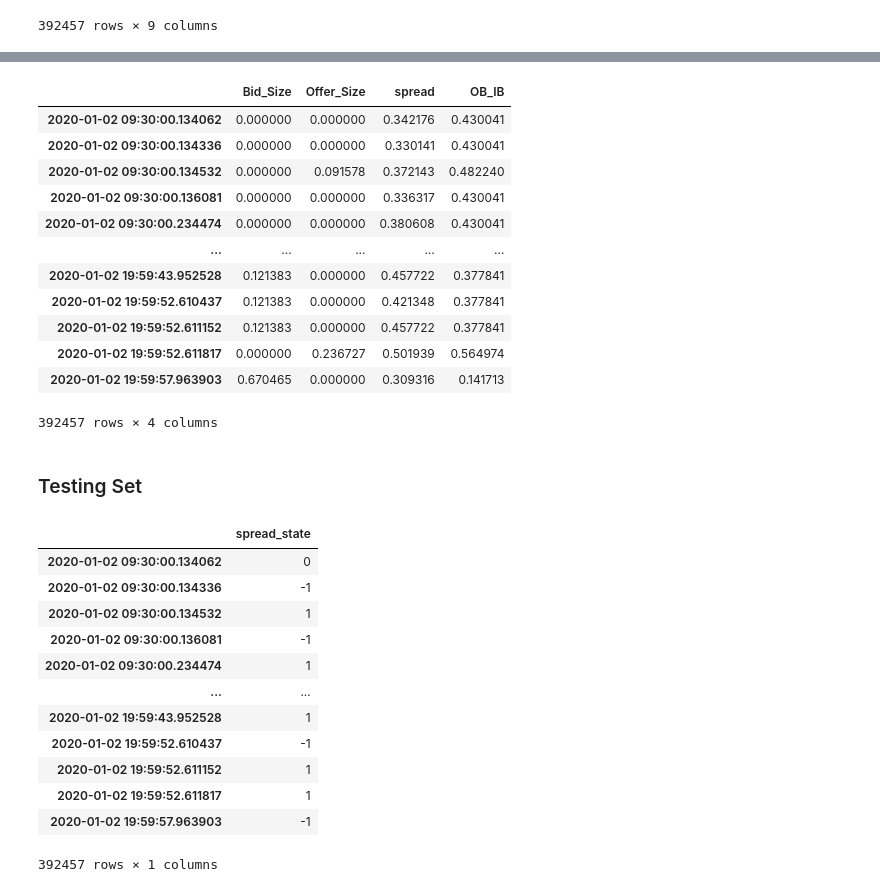
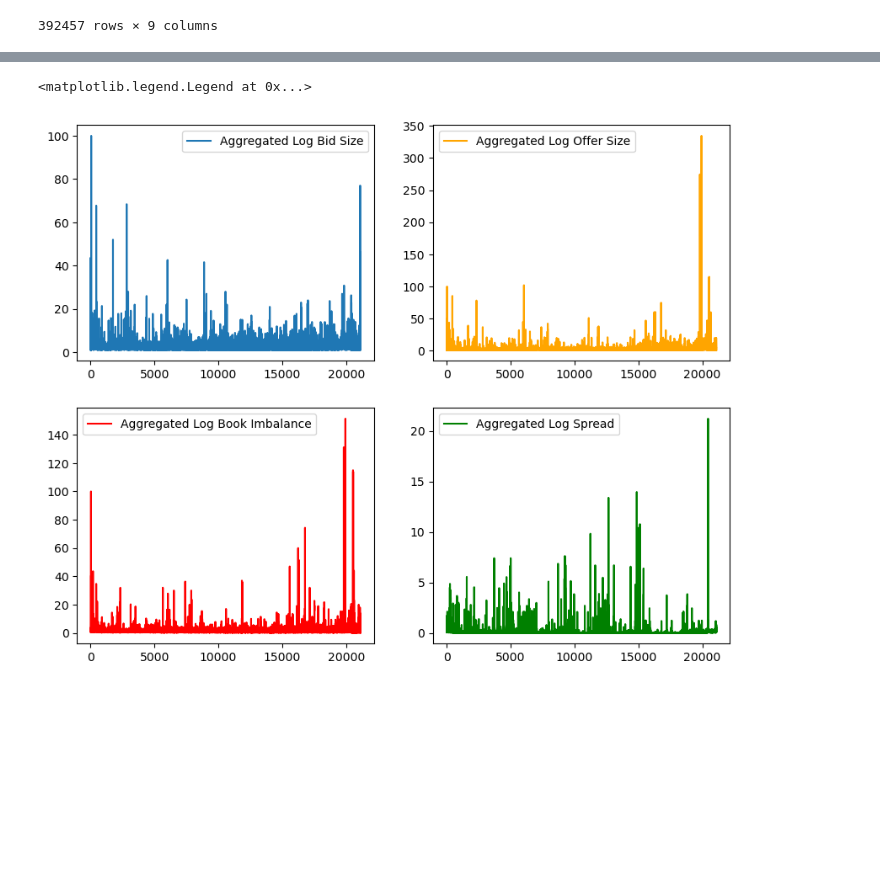
Before and after one commit to jasonbohne123/HMM_LOB_Inference, a Jupyter notebook: data_preprocessing.ipynb, the cells around one changed output, grey strips where cells are left out. Cells and saved outputs as stored; diff of their text form; code cells hidden in the pictures; blank space fills up the shorter version.

```diff
--- a/data_preprocessing.ipynb
+++ b/data_preprocessing.ipynb
@@ -114,43 +107,14 @@ ax[1][1].legend()
-# %%
-features['Bid_Size']=normalized_bidsize
-features['Offer_Size']=normalized_offersize
-features['OB_IB']=normalized_bookimbalance
-features['spread']=normalized_spread
-
-
-features.to_csv('data/features.csv')
-features
-# %% [output]
-|  | Bid_Size | Offer_Size | spread | OB_IB |
-| 2020-01-02 09:30:00.134062 | 0.000000 | 0.000000 | 0.342176 | 0.430041 |
-| 2020-01-02 09:30:00.134336 | 0.000000 | 0.000000 | 0.330141 | 0.430041 |
-| 2020-01-02 09:30:00.134532 | 0.000000 | 0.091578 | 0.372143 | 0.482240 |
-| 2020-01-02 09:30:00.136081 | 0.000000 | 0.000000 | 0.336317 | 0.430041 |
-| 2020-01-02 09:30:00.234474 | 0.000000 | 0.000000 | 0.380608 | 0.430041 |
-| ... | ... | ... | ... | ... |
-| 2020-01-02 19:59:43.952528 | 0.121383 | 0.000000 | 0.457722 | 0.377841 |
-| 2020-01-02 19:59:52.610437 | 0.121383 | 0.000000 | 0.421348 | 0.377841 |
-| 2020-01-02 19:59:52.611152 | 0.121383 | 0.000000 | 0.457722 | 0.377841 |
-| 2020-01-02 19:59:52.611817 | 0.000000 | 0.236727 | 0.501939 | 0.564974 |
-| 2020-01-02 19:59:57.963903 | 0.670465 | 0.000000 | 0.309316 | 0.141713 |
-392457 rows × 4 columns
-# %% [markdown]
-### Testing Set
-# %%
-outcomes=simple_quotes[['spread_state']].copy()
-outcomes.to_csv('data/outcomes.csv')
-outcomes
-# %% [output]
-|  | spread_state |
-| 2020-01-02 09:30:00.134062 | 0 |
-| 2020-01-02 09:30:00.134336 | -1 |
-| 2020-01-02 09:30:00.134532 | 1 |
-| 2020-01-02 09:30:00.136081 | -1 |
-| 2020-01-02 09:30:00.234474 | 1 |
-| ... | ... |
-| 2020-01-02 19:59:43.952528 | 1 |
-| 2020-01-02 19:59:52.610437 | -1 |
-| 2020-01-02 19:59:52.611152 | 1 |
-| 2020-01-02 19:59:52.611817 | 1 |
-| 2020-01-02 19:59:57.963903 | -1 |
-392457 rows × 1 columns
+# %%
+fig,ax=plt.subplots(2,2,figsize=(10,8))
+ax[0][0].plot(grouped_features['Bid_Size'].values,label='Aggregated Log Bid Size')
+ax[0][1].plot(grouped_features['Offer_Size'].values, label='Aggregated Log Offer Size',color='orange')
+ax[1][0].plot(grouped_features['OB_IB'].values,label='Aggregated Log Book Imbalance',color='red')
+ax[1][1].plot(grouped_features['spread'].values, label='Aggregated Log Spread',color='green')
+
+ax[0][0].legend()
+ax[0][1].legend()
+ax[1][0].legend()
+ax[1][1].legend()
+# %% [output]
+<matplotlib.legend.Legend at 0x...>
+[figure, added]
```
Also changed, not shown: parts of 8 cells of this notebook, 10 other files.
